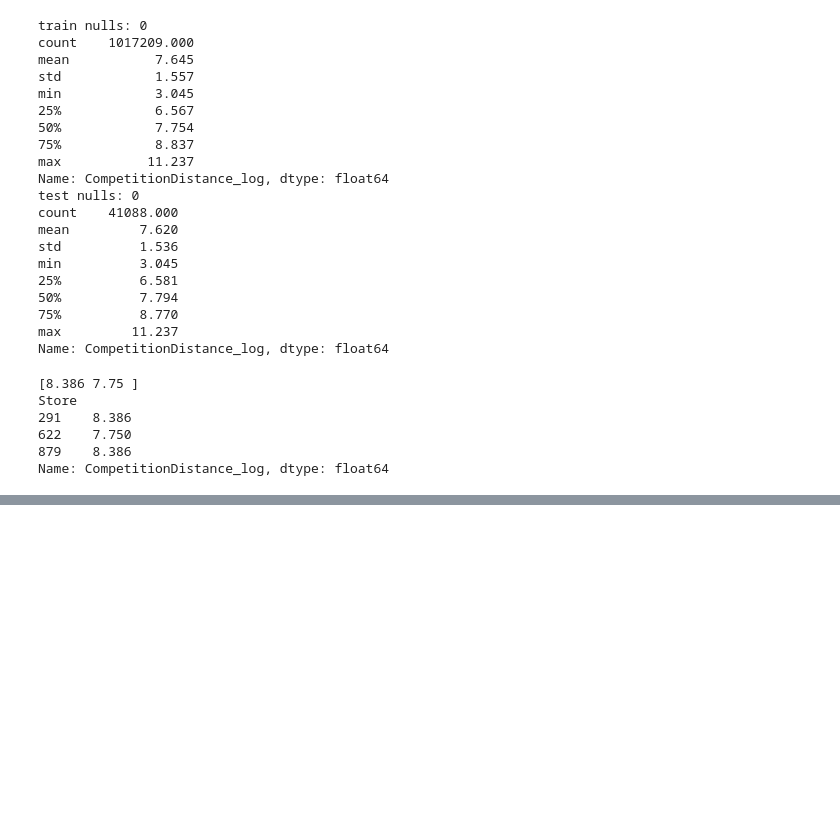
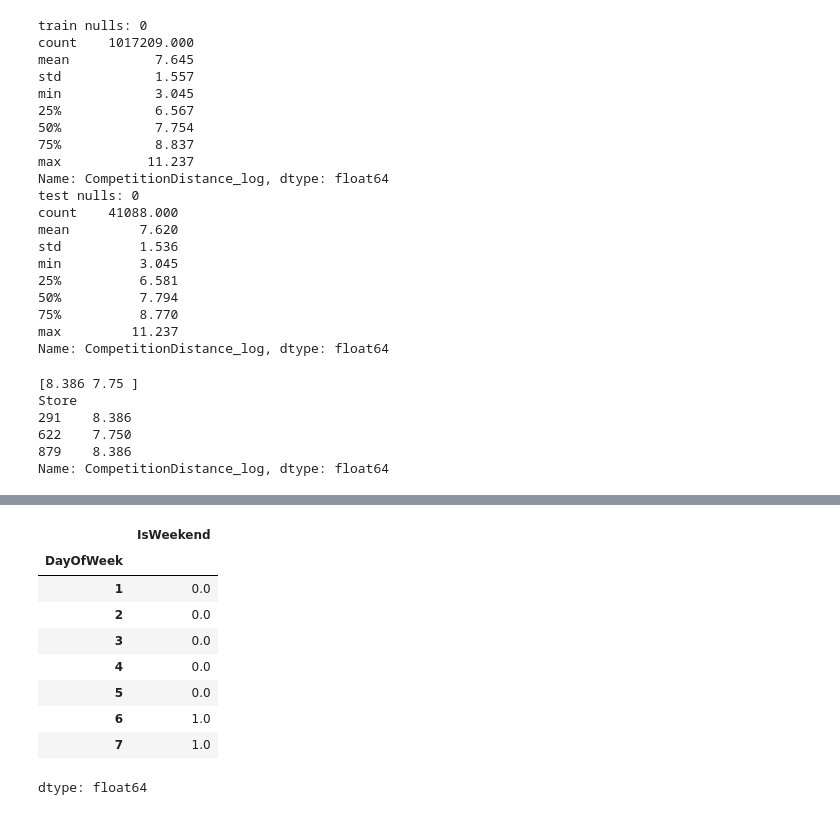
Before and after one commit to Aliraza-Amjad-Shaikh/demand-lens, a Jupyter notebook: notebooks/03_feature_engineering.ipynb, the cells around one changed output, grey strips where cells are left out. Saved outputs shown, nothing was run; the diff lists cells and outputs as text; code cells hidden in the pictures; blank space fills up the shorter version.

```diff
--- a/notebooks/03_feature_engineering.ipynb
+++ b/notebooks/03_feature_engineering.ipynb
@@ -143,0 +242,13 @@ Name: CompetitionDistance_log, dtype: float64
+# %%
+train.groupby('DayOfWeek')['IsWeekend'].mean()
+# %% [output]
+|  | IsWeekend |
+| DayOfWeek |  |
+| 1 | 0.0 |
+| 2 | 0.0 |
+| 3 | 0.0 |
+| 4 | 0.0 |
+| 5 | 0.0 |
+| 6 | 1.0 |
+| 7 | 1.0 |
+dtype: float64
```
Also changed, not shown: parts of 9 cells of this notebook.
